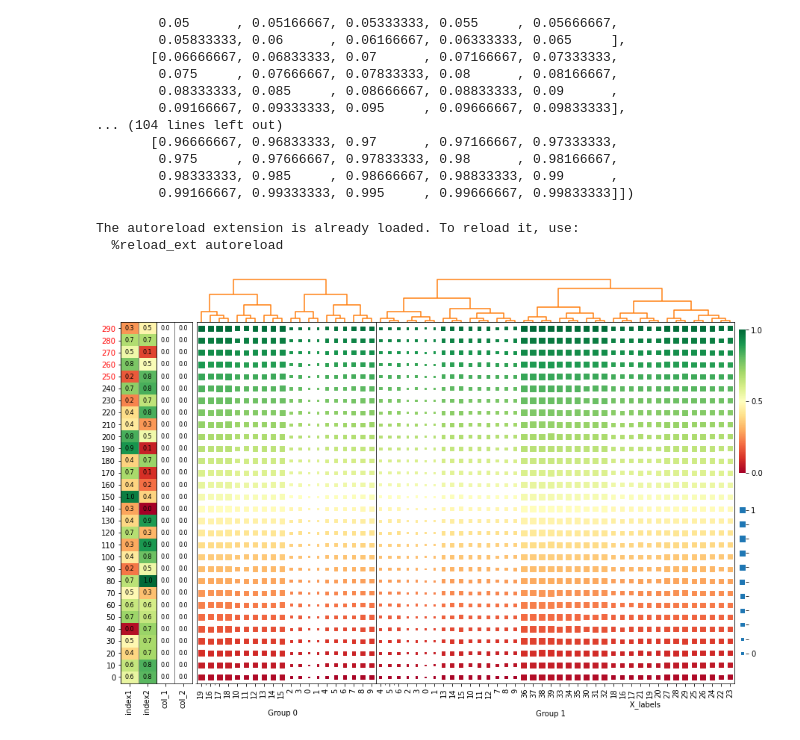
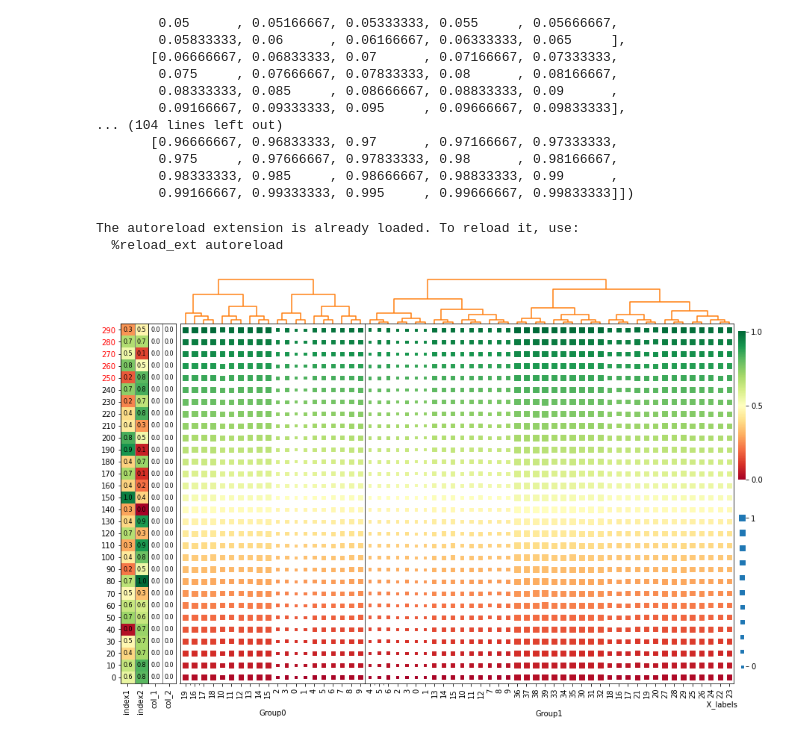
Before and after one commit to UeFan/Heatmap-for-visualizing-clustering-result, a Jupyter notebook: example.ipynb, the cells around one changed output. Saved outputs shown, nothing was run; the diff lists cells and outputs as text; code cells hidden in the pictures.

Commit message:
v0.2
Add 'space_in_size_bar'

```diff
--- a/example.ipynb
+++ b/example.ipynb
@@ -66,33 +66,36 @@ array([[0.        , 0.00166667, 0.00333333, 0.005     , 0.00666667,
 %load_ext autoreload
 %autoreload 2
 
 
 fig0 = plt.figure(figsize=(15, 10))
 multi_group_heatmap(
     index_group = val,
     index_group_x_ticks = ['index1', 'index2'],
     group0 = a0,
     group1 = a1,
     col_pairwise_dists_0 = col_pairwise_dists_0,
     col_pairwise_dists_1 = col_pairwise_dists_1,
     group0_x_ticks = x_label0,
     group1_x_ticks = x_label1,
     size0 = s0,
     size1 = s1,
     size_scale=60, # Change the overall cube size
-
-    x_axis_label ='                                                                             '+'X_labels',
+    x_axis_label0 = '\nGroup0',
+    x_axis_label1 ='                                                             ' + \
+                   '                                                             ' + \
+            '                          X_labels' + '\nGroup1',
     y_ticks = ylabels,
     color_range = [0,1],
     size_range = [0,1],
     chart = np.zeros((30,2)),
     chart_x_ticks = ['col_1','col_2'],
     palette=("RdYlGn", 256),
     color_bar = True,
     size_bar = True,
+    space_in_size_bar = 1,
     high_ligh_y_ticks = (0,5)
 )
 # %% [output]
 The autoreload extension is already loaded. To reload it, use:
   %reload_ext autoreload
-[figure, old version]
+[figure, new version]
```
Also changed, not shown: 2 other files.
